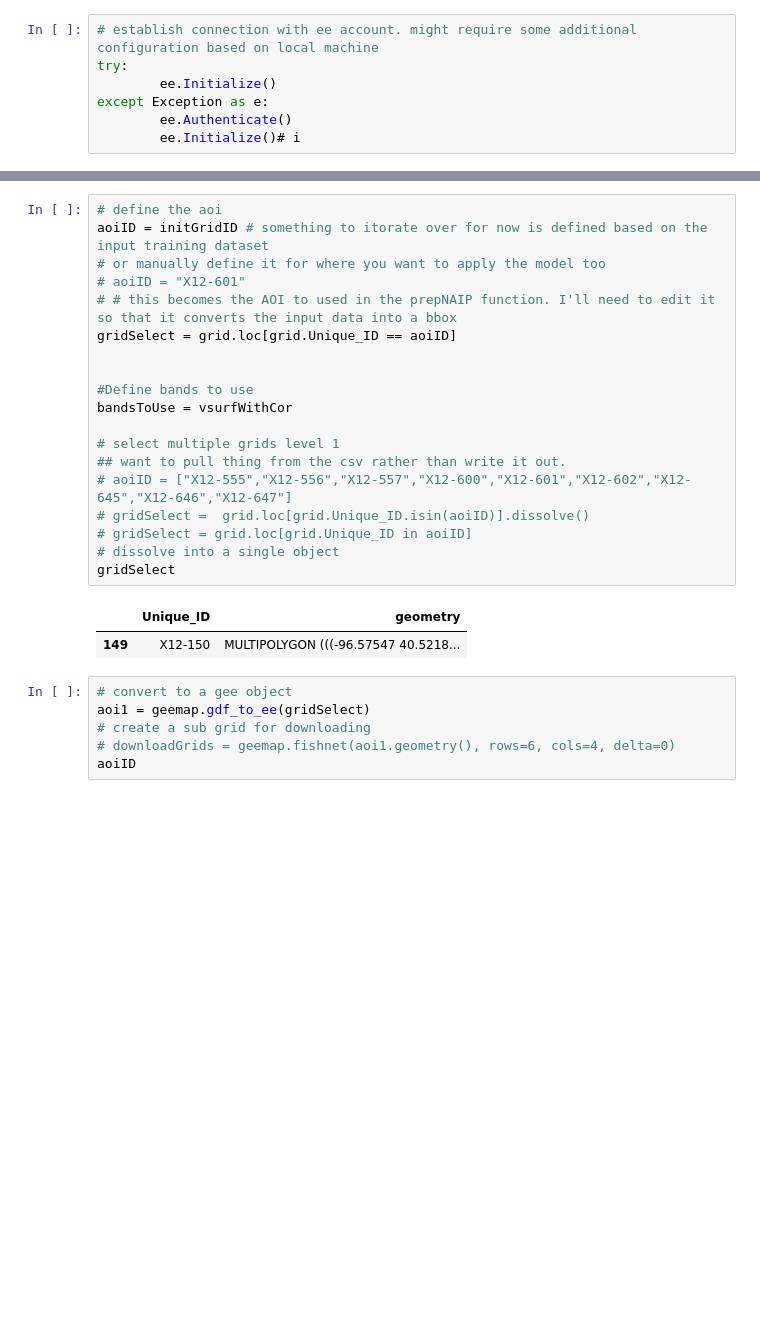
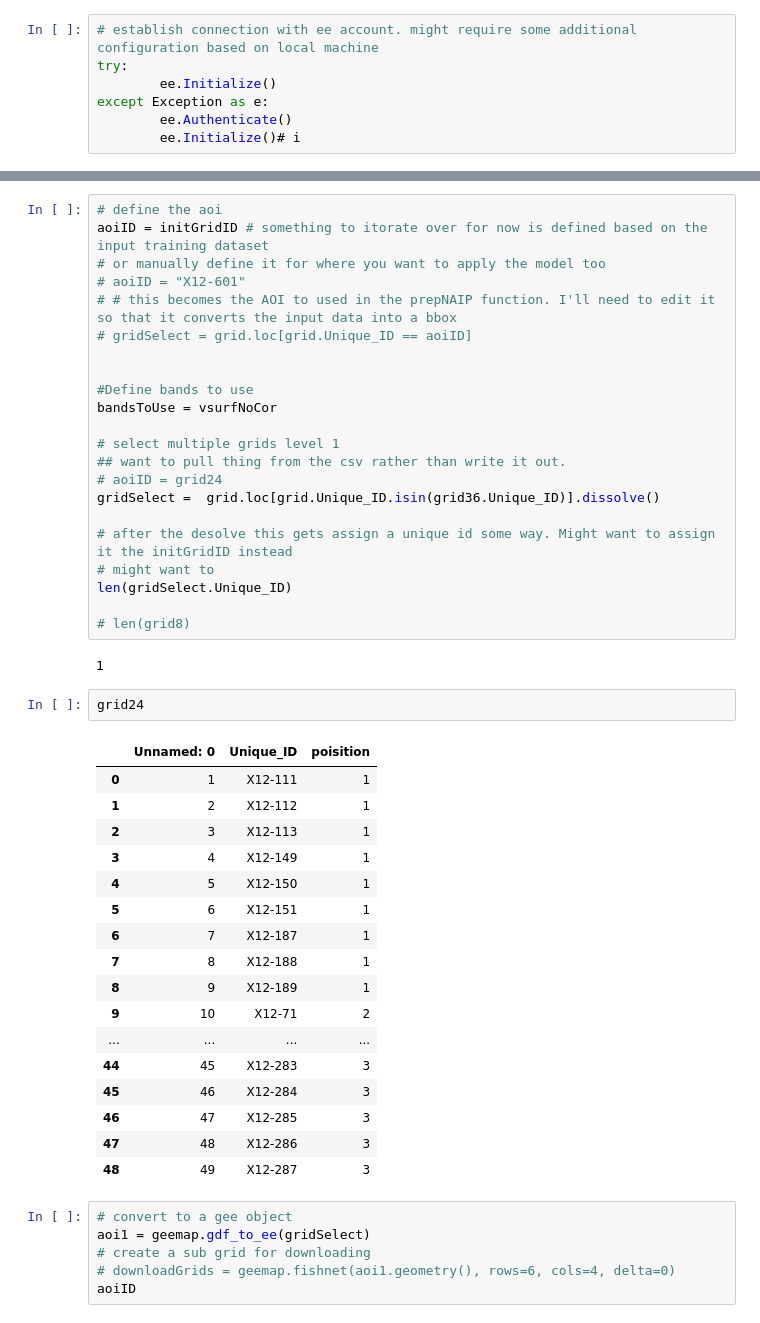
Before and after one commit to GeospatialCentroid/Agroforestry, a Jupyter notebook: 1_applyModel.ipynb, the cells around one changed output, grey strips where cells are left out. Cells and saved outputs as stored; diff of their text form; blank space fills up the shorter version.

Commit message:
improve var selection and clean repo a bit

```diff
--- a/1_applyModel.ipynb
+++ b/1_applyModel.ipynb
@@ -24,22 +54,44 @@ aoiID = initGridID # something to itorate over for now is defined based on the i
 # or manually define it for where you want to apply the model too
 # aoiID = "X12-601"
 # # this becomes the AOI to used in the prepNAIP function. I'll need to edit it so that it converts the input data into a bbox
-gridSelect = grid.loc[grid.Unique_ID == aoiID]
+# gridSelect = grid.loc[grid.Unique_ID == aoiID]
 
 
 #Define bands to use
-bandsToUse = vsurfWithCor
+bandsToUse = vsurfNoCor
 
 # select multiple grids level 1
 ## want to pull thing from the csv rather than write it out.
-# aoiID = ["X12-555","X12-556","X12-557","X12-600","X12-601","X12-602","X12-645","X12-646","X12-647"]
-# gridSelect =  grid.loc[grid.Unique_ID.isin(aoiID)].dissolve()
-# gridSelect = grid.loc[grid.Unique_ID in aoiID]
-# dissolve into a single object
-gridSelect
+# aoiID = grid24
+gridSelect =  grid.loc[grid.Unique_ID.isin(grid36.Unique_ID)].dissolve()
+
+# after the desolve this gets assign a unique id some way. Might want to assign it the initGridID instead
+# might want to
+len(gridSelect.Unique_ID)
+
+# len(grid8)
 # %% [output]
-|  | Unique_ID | geometry |
-| 149 | X12-150 | MULTIPOLYGON (((-96.57547 40.5218... |
+1
+# %%
+grid24
+# %% [output]
+|  | Unnamed: 0 | Unique_ID | poisition |
+| 0 | 1 | X12-111 | 1 |
+| 1 | 2 | X12-112 | 1 |
+| 2 | 3 | X12-113 | 1 |
+| 3 | 4 | X12-149 | 1 |
+| 4 | 5 | X12-150 | 1 |
+| 5 | 6 | X12-151 | 1 |
+| 6 | 7 | X12-187 | 1 |
+| 7 | 8 | X12-188 | 1 |
+| 8 | 9 | X12-189 | 1 |
+| 9 | 10 | X12-71 | 2 |
+| ... | ... | ... | ... |
+| 44 | 45 | X12-283 | 3 |
+| 45 | 46 | X12-284 | 3 |
+| 46 | 47 | X12-285 | 3 |
+| 47 | 48 | X12-286 | 3 |
+| 48 | 49 | X12-287 | 3 |
 # %%
 # convert to a gee object
 aoi1 = geemap.gdf_to_ee(gridSelect)
```
Also changed, not shown: parts of 9 cells of this notebook, 27 other files.
